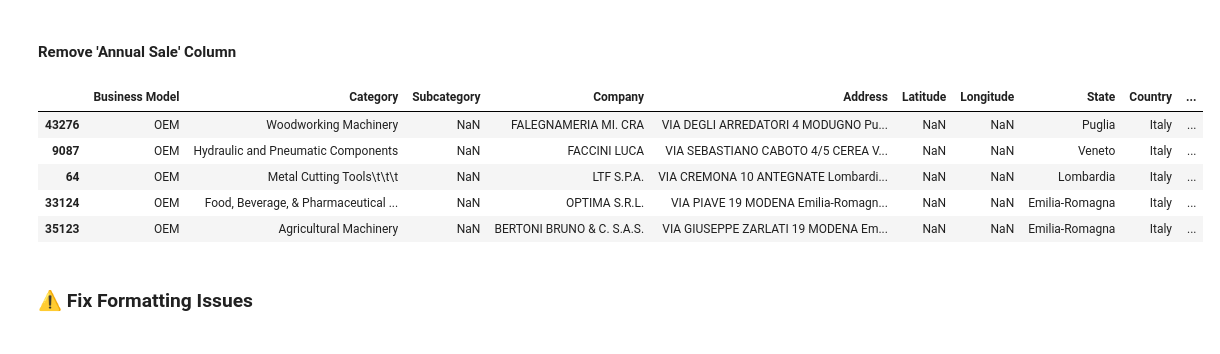
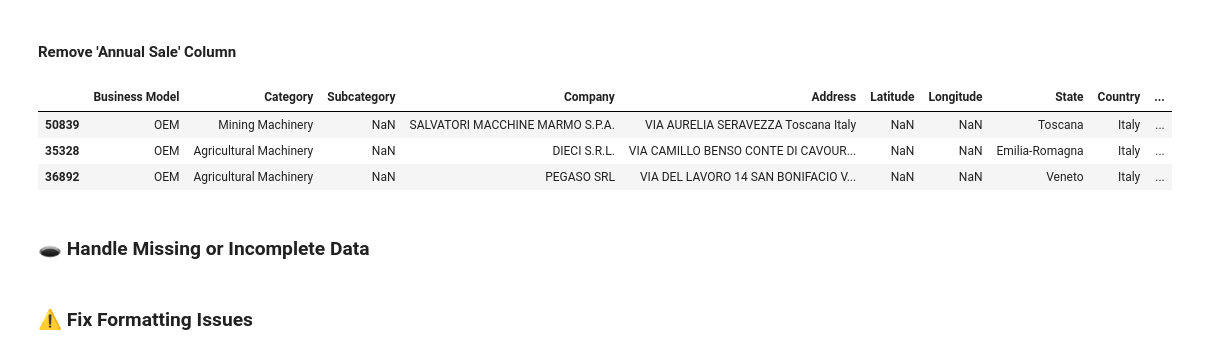
Before and after one commit to mitano-17/Nidec-Drives-Data-Cleaning, a Jupyter notebook: Dataset_Italy_Cleaner.ipynb, the cells around one changed output. Drawn from its saved outputs; the diff is of its cells as text; code cells hidden in the pictures.

Commit message:
added section for missing data

```diff
--- a/Dataset_Italy_Cleaner.ipynb
+++ b/Dataset_Italy_Cleaner.ipynb
@@ -120,14 +120,14 @@ I_Original_df.tail(3)
 # %%
 I_Original_df = I_Original_df.drop(columns=['Annual Sale'])
 # %%
-I_Original_df.sample(5)
+I_Original_df.sample(3)
 # %% [output]
 |  | Business Model | Category | Subcategory | Company | Address | Latitude | Longitude | State | Country | ... |
-| 43276 | OEM | Woodworking Machinery | NaN | FALEGNAMERIA MI. CRA | VIA DEGLI ARREDATORI 4 MODUGNO Pu... | NaN | NaN | Puglia | Italy | ... |
-| 9087 | OEM | Hydraulic and Pneumatic Components | NaN | FACCINI LUCA | VIA SEBASTIANO CABOTO 4/5 CEREA V... | NaN | NaN | Veneto | Italy | ... |
-| 64 | OEM | Metal Cutting Tools\t\t\t | NaN | LTF S.P.A. | VIA CREMONA 10 ANTEGNATE Lombardi... | NaN | NaN | Lombardia | Italy | ... |
-| 33124 | OEM | Food, Beverage, & Pharmaceutical ... | NaN | OPTIMA S.R.L. | VIA PIAVE 19 MODENA Emilia-Romagn... | NaN | NaN | Emilia-Romagna | Italy | ... |
-| 35123 | OEM | Agricultural Machinery | NaN | BERTONI BRUNO & C. S.A.S. | VIA GIUSEPPE ZARLATI 19 MODENA Em... | NaN | NaN | Emilia-Romagna | Italy | ... |
+| 50839 | OEM | Mining Machinery | NaN | SALVATORI MACCHINE MARMO S.P.A. | VIA AURELIA SERAVEZZA Toscana Italy | NaN | NaN | Toscana | Italy | ... |
+| 35328 | OEM | Agricultural Machinery | NaN | DIECI S.R.L. | VIA CAMILLO BENSO CONTE DI CAVOUR... | NaN | NaN | Emilia-Romagna | Italy | ... |
+| 36892 | OEM | Agricultural Machinery | NaN | PEGASO SRL | VIA DEL LAVORO 14 SAN BONIFACIO V... | NaN | NaN | Veneto | Italy | ... |
+# %% [markdown]
+<h3>🕳 Handle Missing or Incomplete Data</h3>
 # %% [markdown]
 <h3>⚠️ Fix Formatting Issues</h3>
 # %% [markdown]
```
Also changed, not shown: parts of 1 cell of this notebook.
